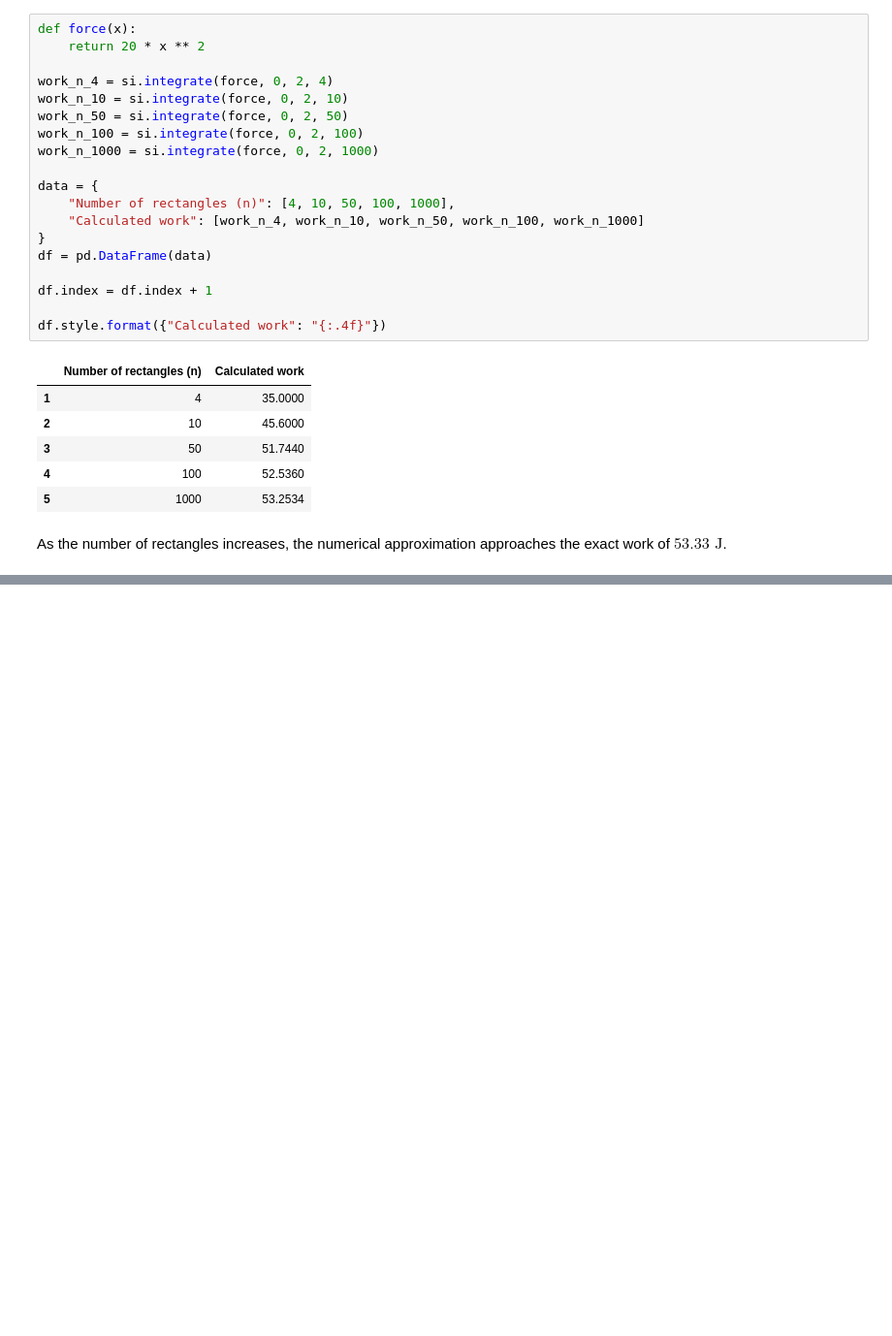
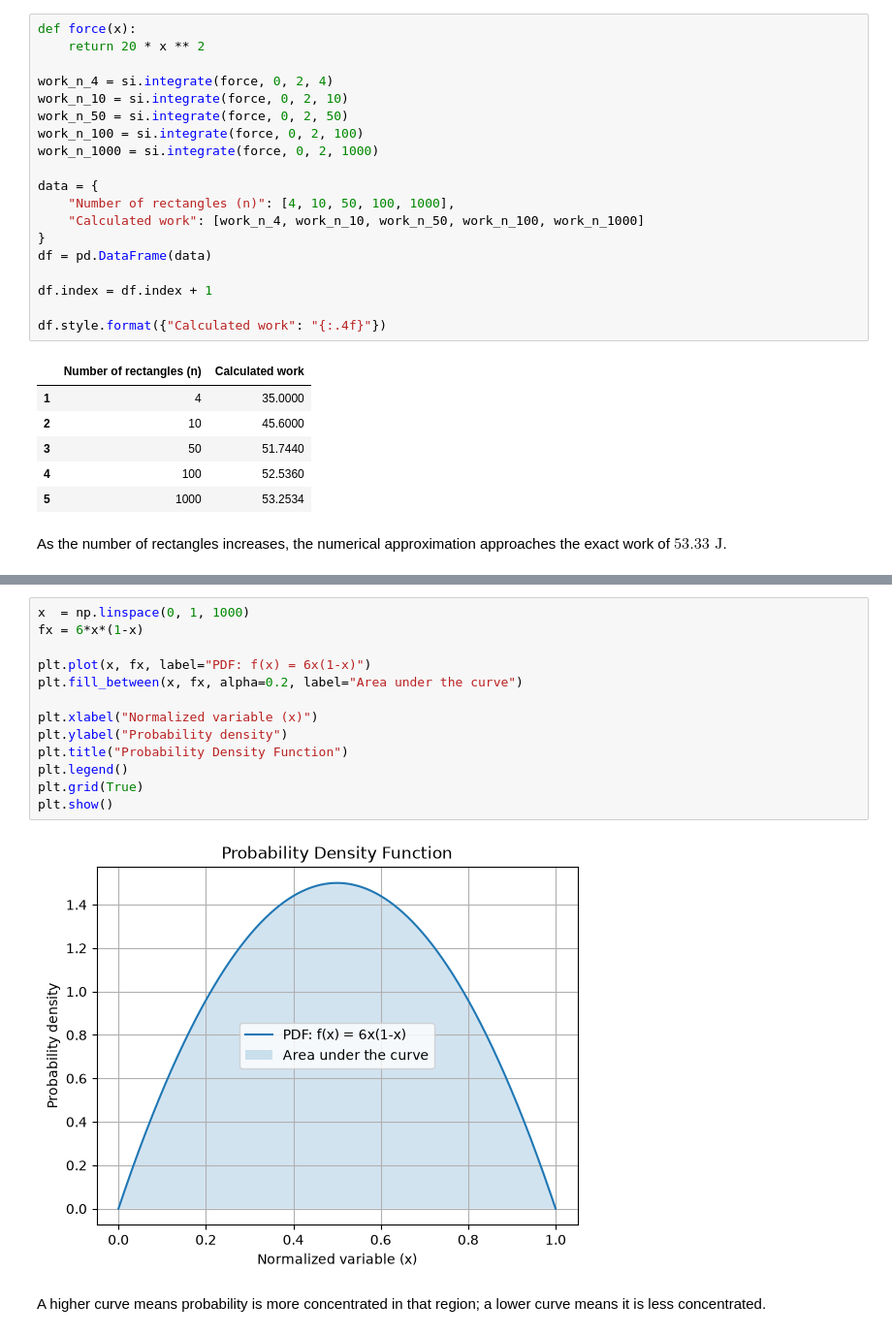
Before and after one commit to Edgybug/integrals-course-project, a Jupyter notebook: course_project.ipynb, the cells around one changed output, grey strips where cells are left out. Shown at 97% size. Cells and saved outputs as stored; diff of their text form; blank space fills up the shorter version.

```diff
--- a/course_project.ipynb
+++ b/course_project.ipynb
@@ -752,0 +756,17 @@ $$ \int_a^b f(x)dx = \lim\limits_{n\rightarrow\infty} \sum\limits_{i=1}^{n} f(x_
+# %%
+x  = np.linspace(0, 1, 1000)
+fx = 6*x*(1-x)
+
+plt.plot(x, fx, label="PDF: f(x) = 6x(1-x)")
+plt.fill_between(x, fx, alpha=0.2, label="Area under the curve")
+
+plt.xlabel("Normalized variable (x)")
+plt.ylabel("Probability density")
+plt.title("Probability Density Function")
+plt.legend()
+plt.grid(True)
+plt.show()
+# %% [output]
+[figure, added]
+# %% [markdown]
+A higher curve means probability is more concentrated in that region; a lower curve means it is less concentrated.
```
Also changed, not shown: parts of 20 cells of this notebook, 2 other files.
